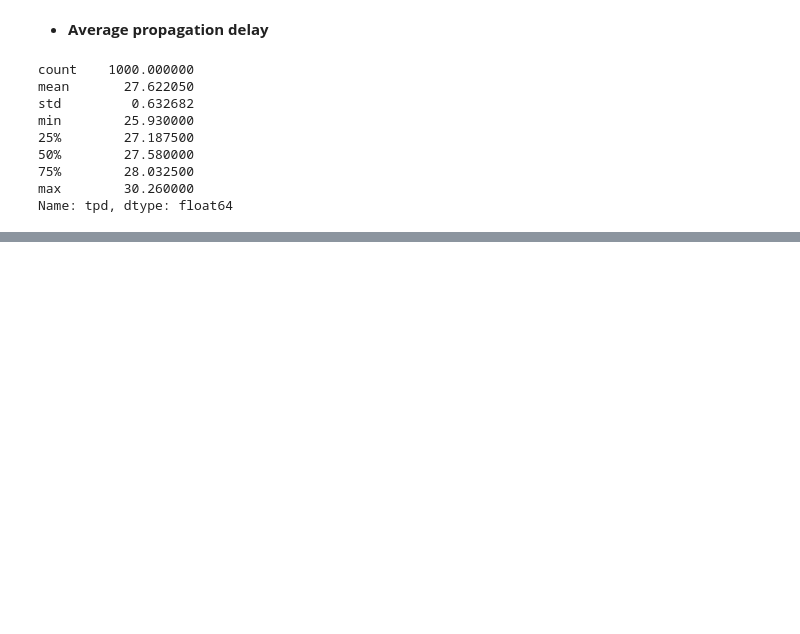
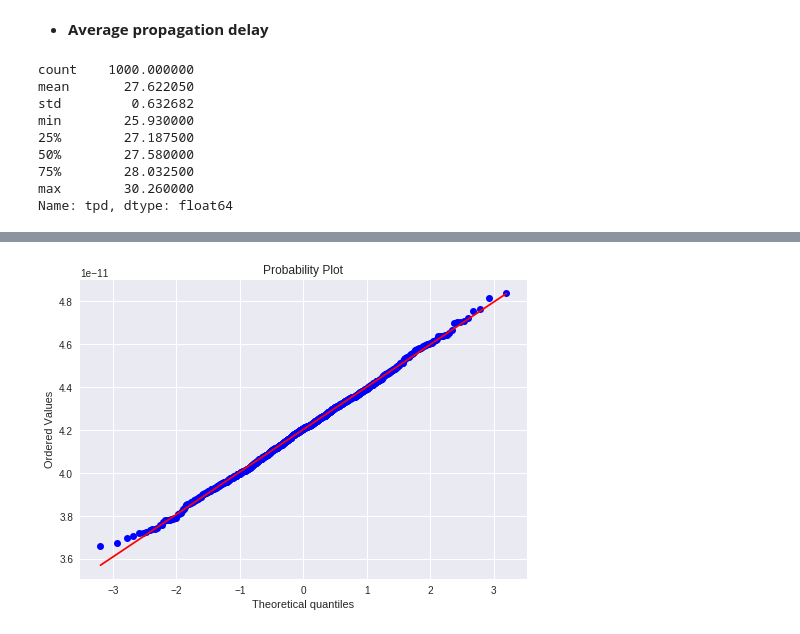
Before and after one commit to finkenauer/circuit-reliability, a Jupyter notebook: inverter/Measure analysis from inverter simulating Monte Carlo.ipynb, the cells around one changed output, grey strips where cells are left out. Saved outputs shown, nothing was run; the diff lists cells and outputs as text; code cells hidden in the pictures; blank space fills up the shorter version.

```diff
--- a/inverter/Measure analysis from inverter simulating Monte Carlo.ipynb
+++ b/inverter/Measure analysis from inverter simulating Monte Carlo.ipynb
@@ -325,0 +384,6 @@ sns.kdeplot(df['tpd'])
+# %%
+measurements = df.pLH
+stats.probplot(measurements, dist="norm", plot=pylab)
+pylab.show()
+# %% [output]
+[figure, added]
```
Also changed, not shown: parts of 35 cells of this notebook.
